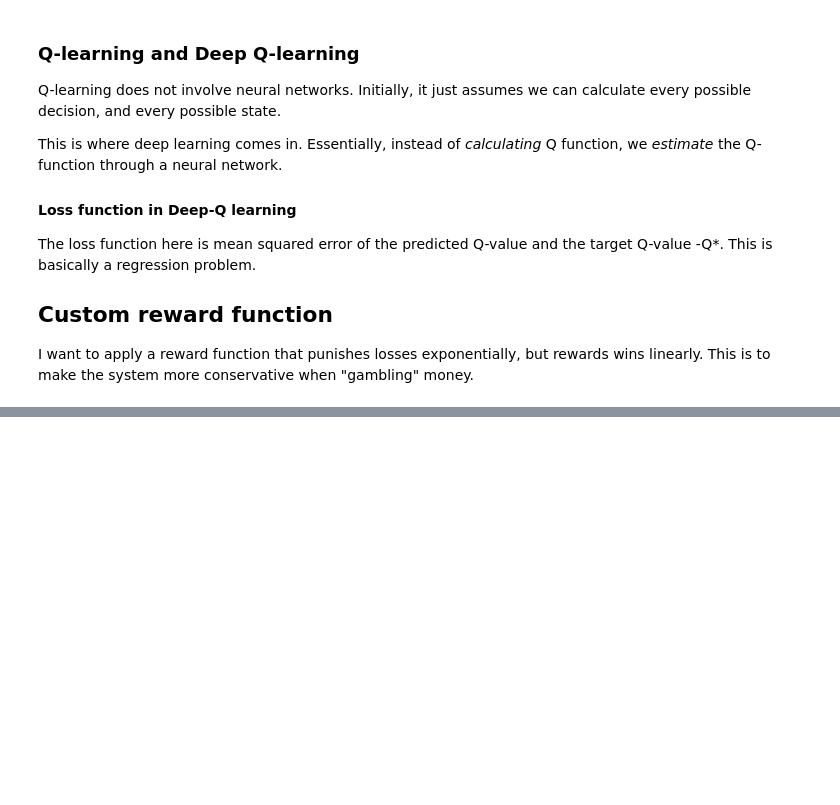
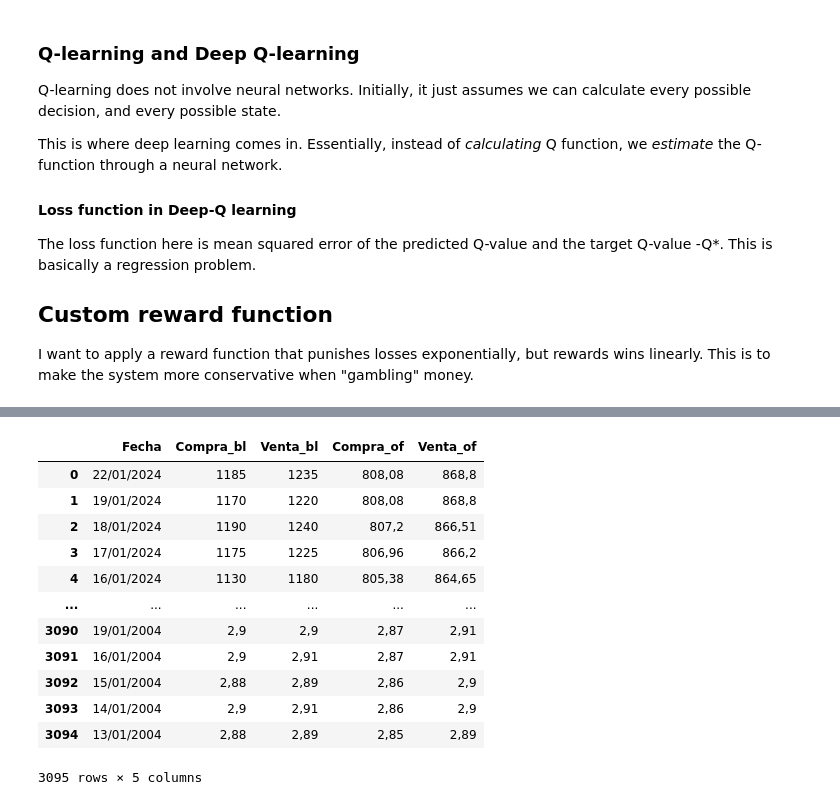
Before and after one commit to tenache/RL, a Jupyter notebook: projectRL.ipynb, the cells around one changed output, grey strips where cells are left out. Drawn from its saved outputs; the diff is of its cells as text; code cells hidden in the pictures; blank space fills up the shorter version.

```diff
--- a/projectRL.ipynb
+++ b/projectRL.ipynb
@@ -280,0 +291,2 @@ class BlobEnv:
+# %%
+dolar_blue = dolar_blue.drop_duplicates(subset="Fecha")
@@ -280,0 +309,7 @@ class BlobEnv:
+# %%
+dolar_oficial = pd.read_csv("./Dolar_Oficial.csv")
+# %%
+dolar_oficial = dolar_oficial.drop_duplicates(subset="Fecha")
+# %%
+dolar_oficial = dolar_oficial.rename(columns={"Compra":"Compra_of","Venta":"Venta_of"})
+dolar_blue = dolar_blue.rename(columns={"Compra":"Compra_bl","Venta":"Venta_bl"})
@@ -280,0 +335,18 @@ class BlobEnv:
+# %%
+all_dollars = dolar_blue.merge(right=dolar_oficial, how="inner")
+all_dollars.to_csv("./dolar_todos.csv",index=False)
+all_dollars
+# %% [output]
+|  | Fecha | Compra_bl | Venta_bl | Compra_of | Venta_of |
+| 0 | 22/01/2024 | 1185 | 1235 | 808,08 | 868,8 |
+| 1 | 19/01/2024 | 1170 | 1220 | 808,08 | 868,8 |
+| 2 | 18/01/2024 | 1190 | 1240 | 807,2 | 866,51 |
+| 3 | 17/01/2024 | 1175 | 1225 | 806,96 | 866,2 |
+| 4 | 16/01/2024 | 1130 | 1180 | 805,38 | 864,65 |
+| ... | ... | ... | ... | ... | ... |
+| 3090 | 19/01/2004 | 2,9 | 2,9 | 2,87 | 2,91 |
+| 3091 | 16/01/2004 | 2,9 | 2,91 | 2,87 | 2,91 |
+| 3092 | 15/01/2004 | 2,88 | 2,89 | 2,86 | 2,9 |
+| 3093 | 14/01/2004 | 2,9 | 2,91 | 2,86 | 2,9 |
+| 3094 | 13/01/2004 | 2,88 | 2,89 | 2,85 | 2,89 |
+3095 rows × 5 columns
```
Also changed, not shown: parts of 18 cells of this notebook, 6 other files.
